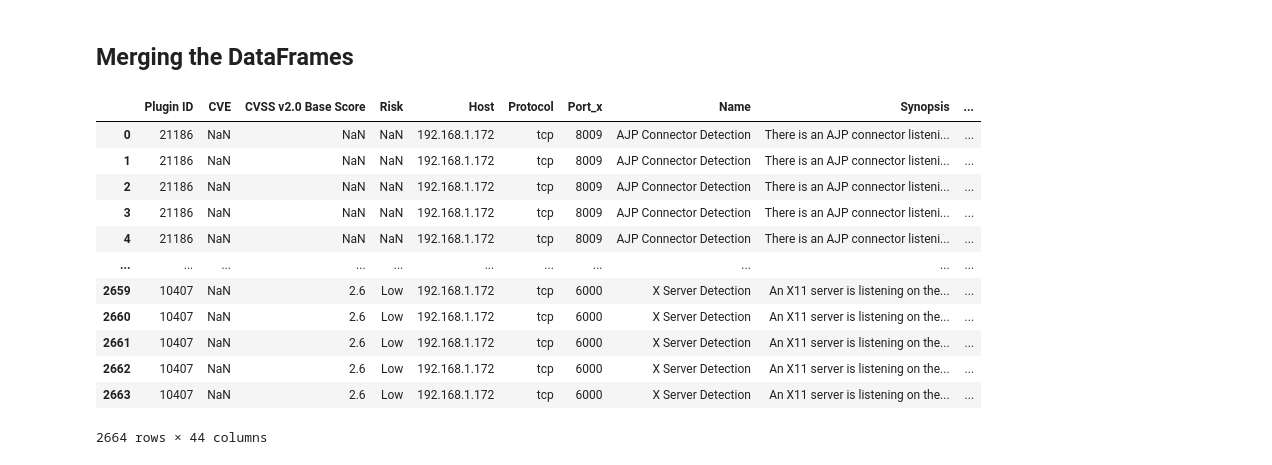
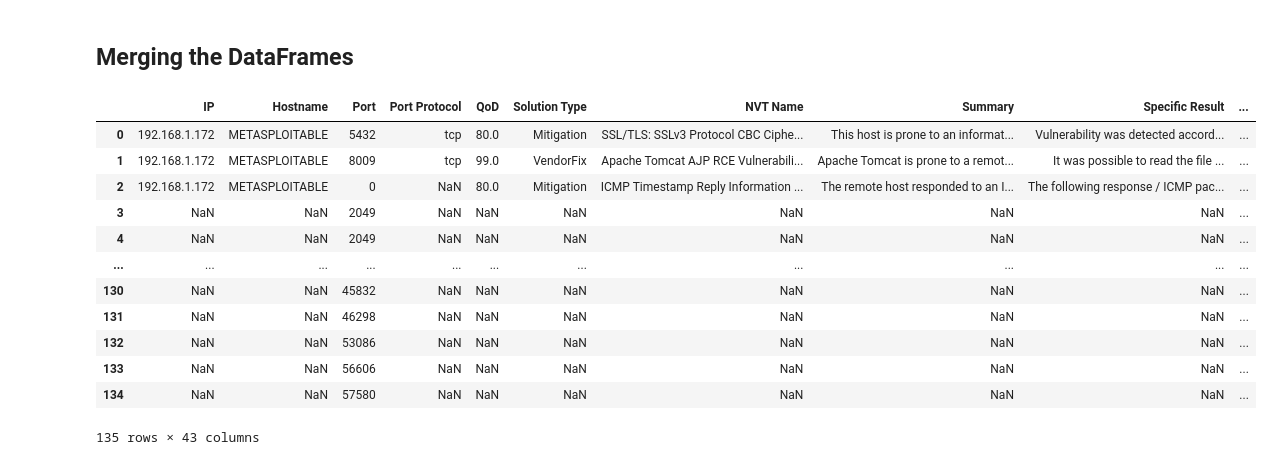
Before and after one commit to JVitorCarv/vuln-analysis, a Jupyter notebook: sec_analysis.ipynb, the cells around one changed output. Drawn from its saved outputs; the diff is of its cells as text; code cells hidden in the pictures.

```diff
--- a/sec_analysis.ipynb
+++ b/sec_analysis.ipynb
@@ -61,3 +119,0 @@ def rm_by_col(df, columns):
-# %%
-vas = vas.drop_duplicates(subset=['CVE', 'Description', 'Port'], keep='first')
-vas
@@ -104,27 +120,39 @@ nes = pd.read_excel('nessus.xlsx')
 # %%
-nes = nes[nes['IP'] == '192.168.1.172']
+vas = vas[vas['IP'] == '192.168.1.172']
 # %% [markdown]
 ## Merging the DataFrames
-# %%
-nes.rename(columns={'CVEs': 'CVE'}, inplace=True)
-
-# Step 2: Merge the DataFrames on 'CVE'
-merged_df = pd.merge(vas, nes, on='CVE', how='inner')
-
-# Display the resulting DataFrame
-merged_df.drop_duplicates(inplace=True)
-merged_df
-# %% [output]
-|  | Plugin ID | CVE | CVSS v2.0 Base Score | Risk | Host | Protocol | Port_x | Name | Synopsis | ... |
-| 0 | 21186 | NaN | NaN | NaN | 192.168.1.172 | tcp | 8009 | AJP Connector Detection | There is an AJP connector listeni... | ... |
-| 1 | 21186 | NaN | NaN | NaN | 192.168.1.172 | tcp | 8009 | AJP Connector Detection | There is an AJP connector listeni... | ... |
-| 2 | 21186 | NaN | NaN | NaN | 192.168.1.172 | tcp | 8009 | AJP Connector Detection | There is an AJP connector listeni... | ... |
-| 3 | 21186 | NaN | NaN | NaN | 192.168.1.172 | tcp | 8009 | AJP Connector Detection | There is an AJP connector listeni... | ... |
-| 4 | 21186 | NaN | NaN | NaN | 192.168.1.172 | tcp | 8009 | AJP Connector Detection | There is an AJP connector listeni... | ... |
-| ... | ... | ... | ... | ... | ... | ... | ... | ... | ... | ... |
-| 2659 | 10407 | NaN | 2.6 | Low | 192.168.1.172 | tcp | 6000 | X Server Detection | An X11 server is listening on the... | ... |
-| 2660 | 10407 | NaN | 2.6 | Low | 192.168.1.172 | tcp | 6000 | X Server Detection | An X11 server is listening on the... | ... |
-| 2661 | 10407 | NaN | 2.6 | Low | 192.168.1.172 | tcp | 6000 | X Server Detection | An X11 server is listening on the... | ... |
-| 2662 | 10407 | NaN | 2.6 | Low | 192.168.1.172 | tcp | 6000 | X Server Detection | An X11 server is listening on the... | ... |
-| 2663 | 10407 | NaN | 2.6 | Low | 192.168.1.172 | tcp | 6000 | X Server Detection | An X11 server is listening on the... | ... |
-2664 rows × 44 columns
+# %%
+nes = nes.rename(columns={"CVE": "CVEs"})
+# %%
+# Step 1: Merge DataFrames on 'CVEs' and 'Port' where both columns are not None
+merged_df = pd.merge(
+    vas[(vas['CVEs'].notna()) & (vas['Port'].notna())],
+    nes[(nes['CVEs'].notna()) & (nes['Port'].notna())],
+    on=['CVEs', 'Port'],
+    how='inner'
+)
+
+# Step 2: Select rows from each DataFrame that are not in the merged_df
+vas_not_merged = vas.merge(merged_df[['CVEs', 'Port']], on=['CVEs', 'Port'], how='left', indicator=True)
+vas_not_merged = vas_not_merged[vas_not_merged['_merge'] == 'left_only'].drop(columns=['_merge'])
+
+nes_not_merged = nes.merge(merged_df[['CVEs', 'Port']], on=['CVEs', 'Port'], how='left', indicator=True)
+nes_not_merged = nes_not_merged[nes_not_merged['_merge'] == 'left_only'].drop(columns=['_merge'])
+
+# Step 3: Concatenate the DataFrames that were not merged with the merged DataFrame
+concatenated_df = pd.concat([merged_df, vas_not_merged, nes_not_merged], ignore_index=True)
+concatenated_df
+# %% [output]
+|  | IP | Hostname | Port | Port Protocol | QoD | Solution Type | NVT Name | Summary | Specific Result | ... |
+| 0 | 192.168.1.172 | METASPLOITABLE | 5432 | tcp | 80.0 | Mitigation | SSL/TLS: SSLv3 Protocol CBC Ciphe... | This host is prone to an informat... | Vulnerability was detected accord... | ... |
+| 1 | 192.168.1.172 | METASPLOITABLE | 8009 | tcp | 99.0 | VendorFix | Apache Tomcat AJP RCE Vulnerabili... | Apache Tomcat is prone to a remot... | It was possible to read the file ... | ... |
+| 2 | 192.168.1.172 | METASPLOITABLE | 0 | NaN | 80.0 | Mitigation | ICMP Timestamp Reply Information ... | The remote host responded to an I... | The following response / ICMP pac... | ... |
+| 3 | NaN | NaN | 2049 | NaN | NaN | NaN | NaN | NaN | NaN | ... |
+| 4 | NaN | NaN | 2049 | NaN | NaN | NaN | NaN | NaN | NaN | ... |
+| ... | ... | ... | ... | ... | ... | ... | ... | ... | ... | ... |
+| 130 | NaN | NaN | 45832 | NaN | NaN | NaN | NaN | NaN | NaN | ... |
+| 131 | NaN | NaN | 46298 | NaN | NaN | NaN | NaN | NaN | NaN | ... |
+| 132 | NaN | NaN | 53086 | NaN | NaN | NaN | NaN | NaN | NaN | ... |
+| 133 | NaN | NaN | 56606 | NaN | NaN | NaN | NaN | NaN | NaN | ... |
+| 134 | NaN | NaN | 57580 | NaN | NaN | NaN | NaN | NaN | NaN | ... |
+135 rows × 43 columns
```
Also changed, not shown: parts of 18 cells of this notebook, 3 other files.
